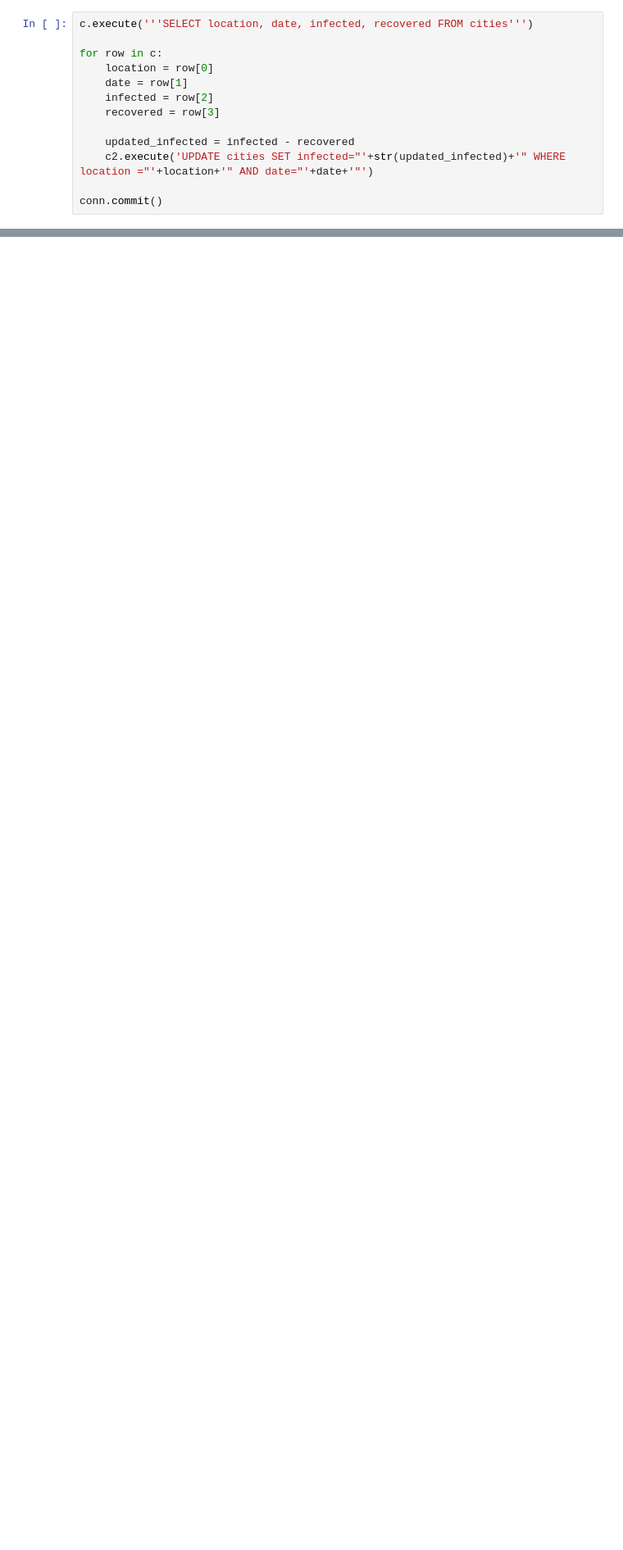
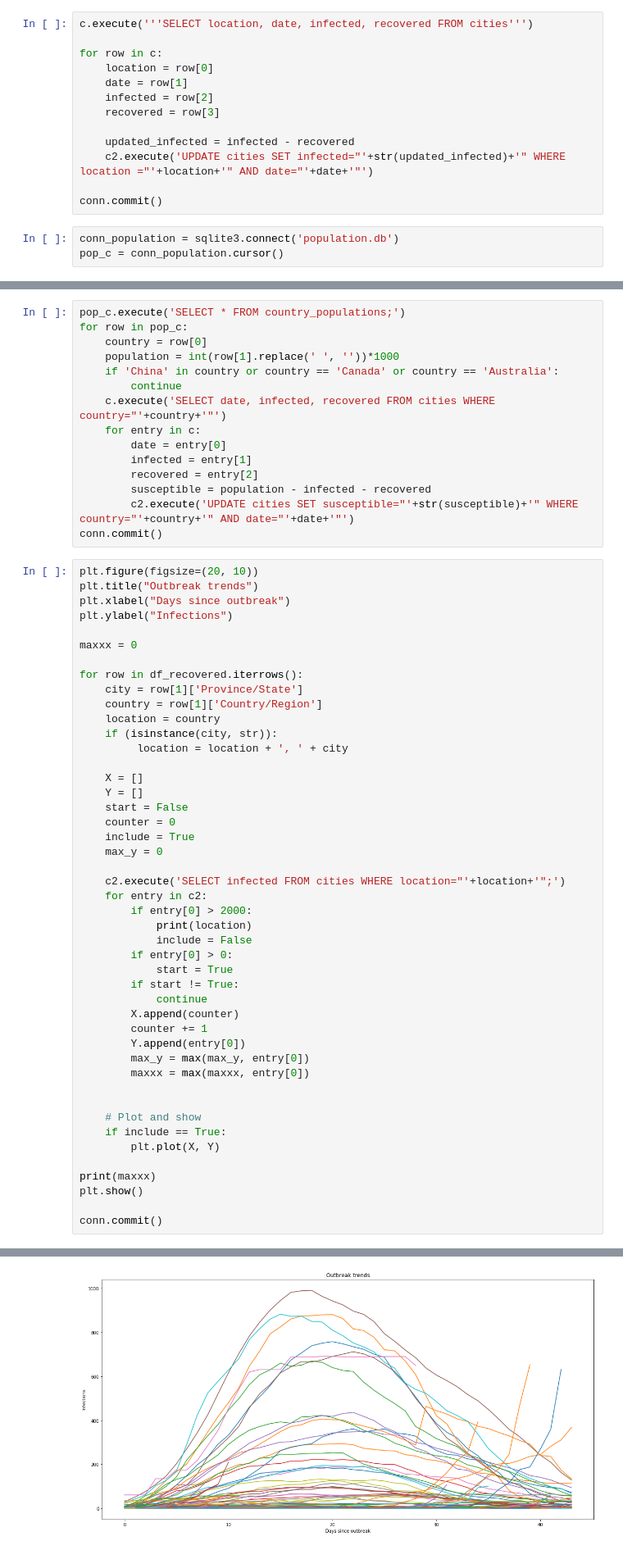
Before and after one commit to desmondcheongzx/COVID-19-Modelling, a Jupyter notebook: data/compile_data.ipynb, the cells around one changed output, grey strips where cells are left out. Shown: that part at 82% size. Drawn from its saved outputs; the diff is of its cells as text; blank space fills up the shorter version.

Commit message:
Compile population data and create sample

```diff
--- a/data/compile_data.ipynb
+++ b/data/compile_data.ipynb
@@ -170,3 +172,6 @@ for row in c:
     c2.execute('UPDATE cities SET infected="'+str(updated_infected)+'" WHERE location ="'+location+'" AND date="'+date+'"')
 
 conn.commit()
+# %%
+conn_population = sqlite3.connect('population.db')
+pop_c = conn_population.cursor()
@@ -172,0 +228,62 @@ conn.commit()
+# %%
+pop_c.execute('SELECT * FROM country_populations;')
+for row in pop_c:
+    country = row[0]
+    population = int(row[1].replace(' ', ''))*1000
+    if 'China' in country or country == 'Canada' or country == 'Australia':
+        continue
+    c.execute('SELECT date, infected, recovered FROM cities WHERE country="'+country+'"')
+    for entry in c:
+        date = entry[0]
+        infected = entry[1]
+        recovered = entry[2]
+        susceptible = population - infected - recovered
+        c2.execute('UPDATE cities SET susceptible="'+str(susceptible)+'" WHERE country="'+country+'" AND date="'+date+'"')
+conn.commit()
+# %%
+plt.figure(figsize=(20, 10))
+plt.title("Outbreak trends")
+plt.xlabel("Days since outbreak")
+plt.ylabel("Infections")
+
+maxxx = 0
+
+for row in df_recovered.iterrows():
+    city = row[1]['Province/State']
+    country = row[1]['Country/Region']
+    location = country
+    if (isinstance(city, str)):
+         location = location + ', ' + city
+
+    X = []
+    Y = []
+    start = False
+    counter = 0
+    include = True
+    max_y = 0
+
+    c2.execute('SELECT infected FROM cities WHERE location="'+location+'";')
+    for entry in c2:
+        if entry[0] > 2000:
+            print(location)
+            include = False
+        if entry[0] > 0:
+            start = True
+        if start != True:
+            continue
+        X.append(counter)
+        counter += 1
+        Y.append(entry[0])
+        max_y = max(max_y, entry[0])
+        maxxx = max(maxxx, entry[0])
+
+
+    # Plot and show
+    if include == True:
+        plt.plot(X, Y)
+
+print(maxxx)
+plt.show()
+
+conn.commit()
+# %% [output]
@@ -172,0 +307 @@ conn.commit()
+[figure, added]
```
Also changed, not shown: parts of 11 cells of this notebook, 2 other files.
